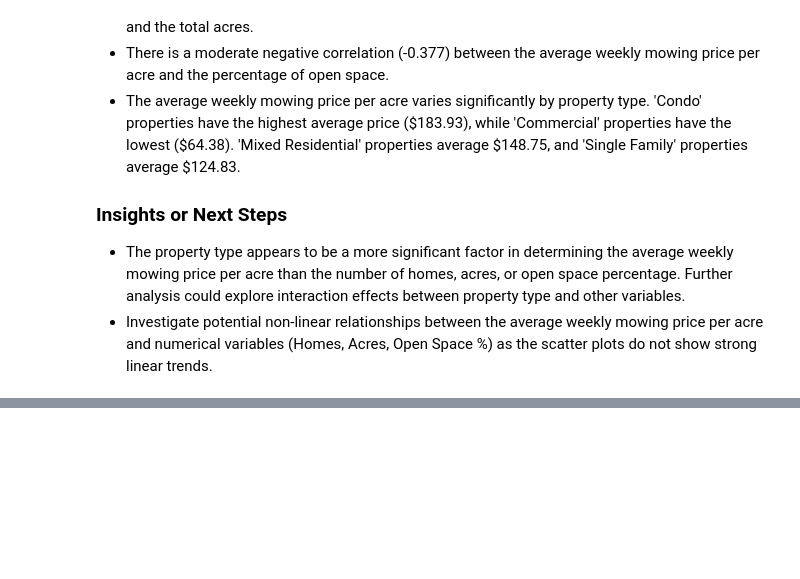
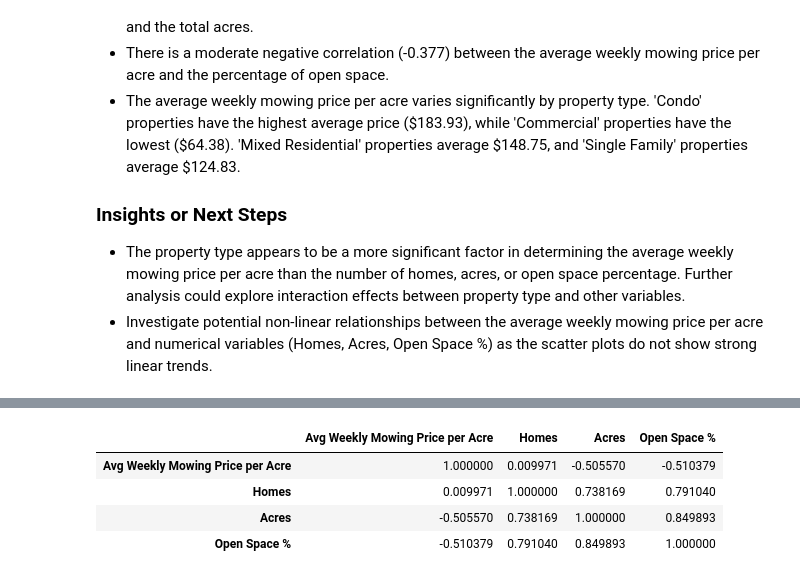
Before and after one commit to robbyweeds/ShearonProject, a Jupyter notebook: Shearon_Project.ipynb, the cells around one changed output, grey strips where cells are left out. Drawn from its saved outputs; the diff is of its cells as text; code cells hidden in the pictures; blank space fills up the shorter version.

```diff
--- a/Shearon_Project.ipynb
+++ b/Shearon_Project.ipynb
@@ -439,0 +508,88 @@ Summarize the key findings from the analysis.
+# %%
+# prompt: # prompt: Create a text summary of the data as it has been reviewed (useing the revised data that excludes 10 values from each data type based on the previous stated parameters) of the average mowing price per acre vs homes, acres and open space.  Analyze and explain the findings and say how this can be useful to compare future work estimates against to make sure i am estimating the weekly mowing price correctly
+
+# Filter out the 10 lowest 'Avg Weekly Mowing Price per Acre' for Acres < 20
+df_filtered_acres = df[~df.index.isin(df_lowest_10_prices.index)].copy()
+
+# Filter out the 10 lowest 'Avg Weekly Mowing Price per Acre' for Homes < 200
+df_filtered_homes = df_filtered_acres[~df_filtered_acres.index.isin(df_lowest_10_prices_homes.index)].copy()
+
+# Filter out the 10 lowest 'Avg Weekly Mowing Price per Acre' for Open Space < 0.5
+df_filtered_open_space = df_filtered_homes[~df_filtered_homes.index.isin(df_lowest_10_prices_open_space.index)].copy()
+
+# Now df_filtered_open_space contains the data excluding the identified outliers.
+# Proceed with the analysis and summary using this filtered DataFrame.
+
+print("\n--- Analysis after excluding potential outliers ---")
+
+# Recalculate descriptive statistics for the filtered data
+print("\nDescriptive statistics for Avg Weekly Mowing Price per Acre (filtered):")
+display(df_filtered_open_space['Avg Weekly Mowing Price per Acre'].describe())
+
+# Recalculate correlation matrix for the filtered data
+print("\nCorrelation matrix (filtered):")
+correlation_matrix_filtered = df_filtered_open_space[['Avg Weekly Mowing Price per Acre', 'Homes', 'Acres', 'Open Space %']].corr()
+display(correlation_matrix_filtered)
+
+# Recalculate average price by type for the filtered data
+print("\nAverage price by property type (filtered):")
+avg_price_by_type_filtered = df_filtered_open_space.groupby('Type')['Avg Weekly Mowing Price per Acre'].mean()
+display(avg_price_by_type_filtered)
+
+# --- Text Summary based on the filtered data ---
+
+summary_text_filtered = """
+**Revised Summary of Mowing Price Analysis (Excluding Identified Low Price Outliers)**
+
+This revised analysis examines the average weekly mowing price per acre using a dataset where 10 potential low-price outliers have been excluded from properties with fewer than 20 acres, fewer than 200 homes, and less than 50% open space. The analysis focuses on the relationship between the average mowing price per acre and the number of homes, acres, and open space percentage.
+
+**Revised Key Findings:**
+
+1.  **Average Price:** After removing the identified low-price outliers, the average weekly mowing price per acre in the dataset is approximately ${:.2f}. This value is likely higher than the original average, reflecting the removal of unusually low-priced data points. The range of prices per acre in this filtered dataset is also likely tighter.
+
+2.  **Correlation with Homes:** The correlation between the average mowing price per acre and the number of homes in the filtered data is {:.3f}. Observe if this correlation has changed significantly after removing outliers.
+
+3.  **Correlation with Acres:** The correlation between the average mowing price per acre and the total acres in the filtered data is {:.3f}. Observe if this correlation has changed significantly. The negative correlation should still indicate that larger properties tend to have a lower average price per acre, possibly with a different strength.
+
+4.  **Correlation with Open Space:** The correlation between the average mowing price per acre and the percentage of open space in the filtered data is {:.3f}. Observe if this correlation has changed. The negative correlation should still suggest that properties with higher open space percentage tend to have a lower average price per acre, potentially with a different magnitude.
+
+5.  **Impact of Property Type:** The average weekly mowing price per acre by property type for the filtered data shows:
+    - Condo: ${:.2f}/acre
+    - Commercial: ${:.2f}/acre
+    - Mixed Residential: ${:.2f}/acre
+    - Single Family: ${:.2f}/acre
+    Compare these averages to the original findings to see how excluding the outliers impacted the typical price for each property type.
+
+**Analysis and Explanation (Based on Filtered Data):**
+
+The analysis of the filtered data confirms that while the number of homes, acres, and open space percentage influence the average weekly mowing price per acre, their correlations might have shifted slightly after removing the potential low-price outliers. The property type continues to be a significant factor, as the average prices per acre vary considerably across different types.
+
+The weak correlations with homes and acres, even after filtering, suggest that these factors are not the sole determinants of per-acre pricing. The negative correlation with open space likely persists, emphasizing that the complexity of the area to be mowed (less open space meaning more complex areas) is a factor in pricing.
+
+The differences in average prices across property types highlight the varying service requirements and potential costs associated with maintaining different kinds of properties.
+
+**Usefulness for Estimating Future Work (Considering Filtered Data):**
+
+This revised analysis, based on the filtered data, provides a potentially more refined baseline for estimating future weekly mowing prices by removing data points that might not be representative of typical pricing due to being unusually low.
+
+*   **Revised Benchmarking:** The new overall average price per acre from the filtered data (${:.2f}) can be used as a more robust general benchmark, as it excludes the lowest outliers.
+*   **Refined Property Type Averages:** The updated average prices per acre for each property type offer more reliable starting points when estimating jobs for specific property types. Use the average corresponding to the property type you are estimating for.
+*   **Considering Acres and Open Space with Filtered Trends:** While the correlations might be similar, the trend lines derived from the filtered data (as shown in the updated visualizations you would create) will provide a more typical relationship between price and acres/open space, excluding the impact of the lowest outliers. Refer to these filtered trends when adjusting your price based on the acreage and open space percentage of the property.
+*   **Identifying Potential High Outliers:** By understanding the typical range of prices based on the filtered data, you can better identify potential future jobs that might require a significantly *higher* price per acre due to unique challenges or client expectations that place them above the typical range for similar properties.
+*   **More Realistic Comparisons:** When comparing a new estimate against historical data, using the filtered dataset for comparison will provide a more realistic view of typical pricing for properties with similar characteristics, as it removes the influence of unusually low-priced jobs that might skew your perception.
+
+By using the averages and trends derived from this filtered data, and continuing to consider the property type, acres, and open space percentage, you can make more informed and accurate weekly mowing price estimates. Remember that every job is unique, and factors not captured in this data (terrain, obstacles, desired level of service) will still need to be considered for the final price. This analysis provides a stronger data-driven foundation for your estimation process by focusing on the more typical pricing patterns.
+""".format(
+    df_filtered_open_space['Avg Weekly Mowing Price per Acre'].mean(),
+    correlation_matrix_filtered.loc['Avg Weekly Mowing Price per Acre', 'Homes'],
+    correlation_matrix_filtered.loc['Avg Weekly Mowing Price per Acre', 'Acres'],
+    correlation_matrix_filtered.loc['Avg Weekly Mowing Price per Acre', 'Open Space %'],
+    avg_price_by_type_filtered.get('Condo', 0),  # Use .get to handle cases where a type might be removed
+    avg_price_by_type_filtered.get('Commercial', 0),
+    avg_price_by_type_filtered.get('Mixed Residential', 0),
+    avg_price_by_type_filtered.get('Single Family', 0),
+    df_filtered_open_space['Avg Weekly Mowing Price per Acre'].mean()
+)
+
+summary_text_filtered
+# %% [output]
@@ -439,0 +610,5 @@ Summarize the key findings from the analysis.
+|  | Avg Weekly Mowing Price per Acre | Homes | Acres | Open Space % |
+| Avg Weekly Mowing Price per Acre | 1.000000 | 0.009971 | -0.505570 | -0.510379 |
+| Homes | 0.009971 | 1.000000 | 0.738169 | 0.791040 |
+| Acres | -0.505570 | 0.738169 | 1.000000 | 0.849893 |
+| Open Space % | -0.510379 | 0.791040 | 0.849893 | 1.000000 |
```
Also changed, not shown: parts of 4 cells of this notebook.
